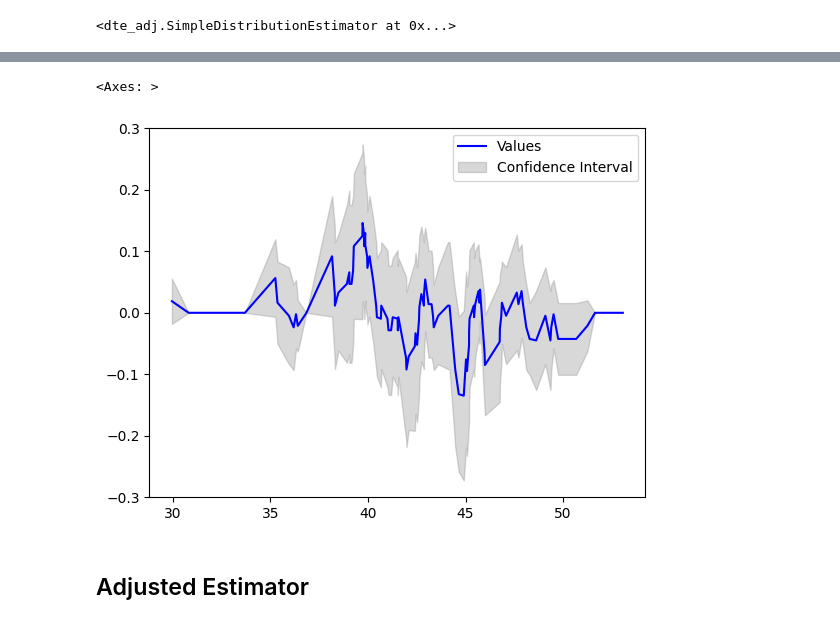
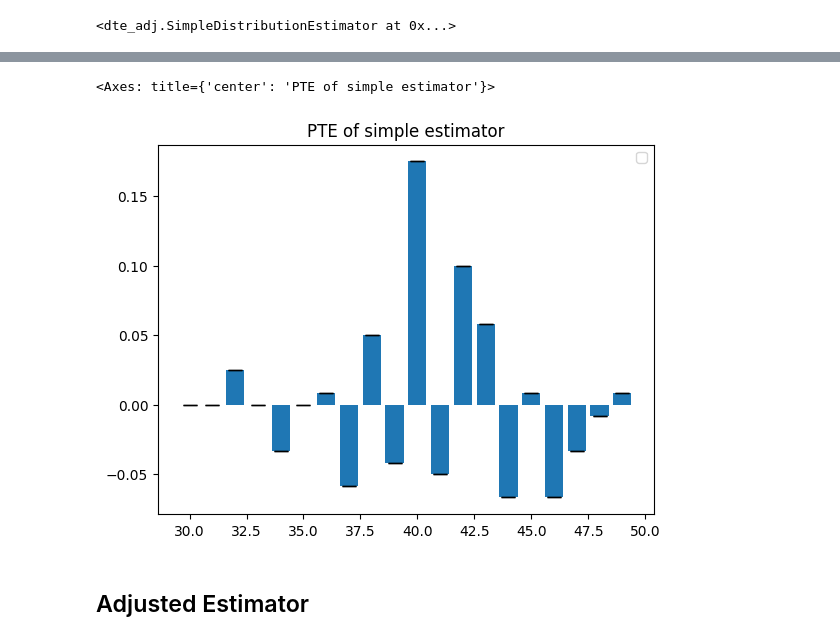
Before and after one commit to CyberAgentAILab/python-dte-adjustment, a Jupyter notebook: example/example.ipynb, the cells around one changed output, grey strips where cells are left out. Cells and saved outputs as stored; diff of their text form; code cells hidden in the pictures.

Commit message:
feat: add bar chart

```diff
--- a/example/example.ipynb
+++ b/example/example.ipynb
@@ -86,9 +87,9 @@ plot(np.sort(Y[:100]), dte[0], dte[1], dte[2])
 # %%
-pte = estimator.predict_pte(0, 1, 1, np.sort(Y))
-plot(np.sort(Y[:1000]), pte[0], pte[1], pte[2])
+pte = estimator.predict_pte(0, 1, width=1,locations=np.arange(30, 50))
+plot(np.arange(30, 50), pte[0], pte[1], pte[2], chart_type="bar", title="PTE of simple estimator")
 # %% [output]
-<Axes: >
+<Axes: title={'center': 'PTE of simple estimator'}>
-[figure, old version]
+[figure, new version]
 # %% [markdown]
 ## Adjusted Estimator
 # %%
```
Also changed, not shown: parts of 10 cells of this notebook, 3 other files.
